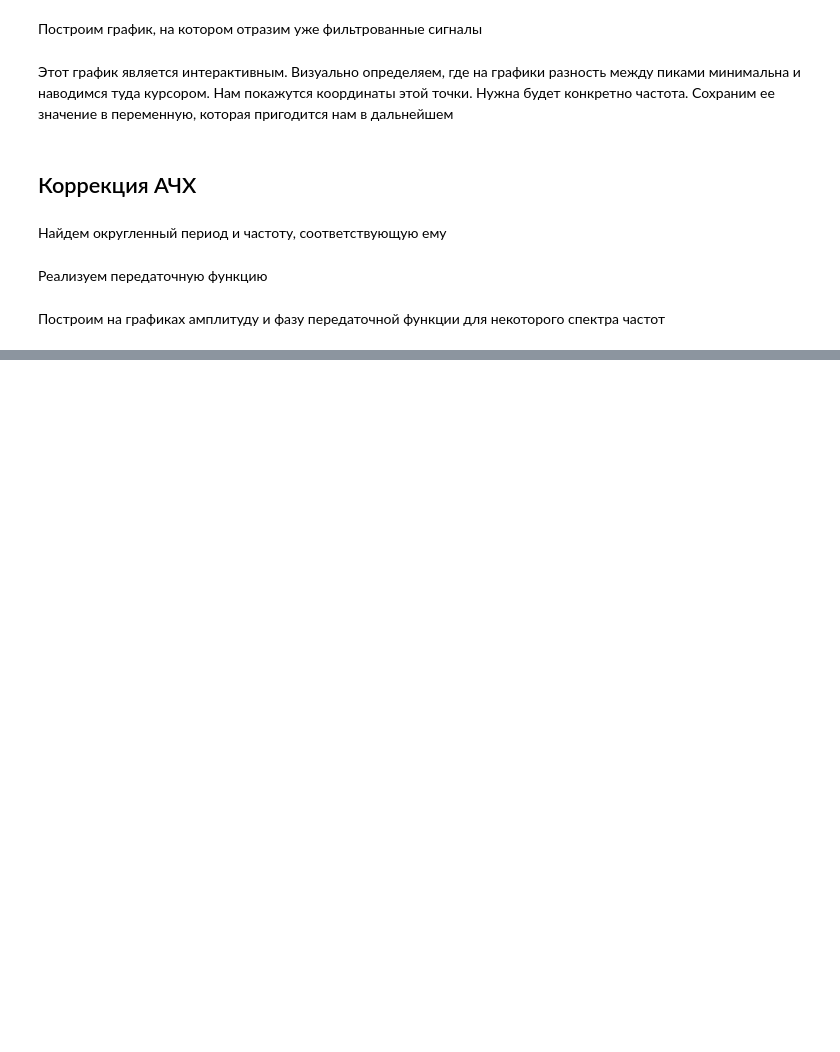
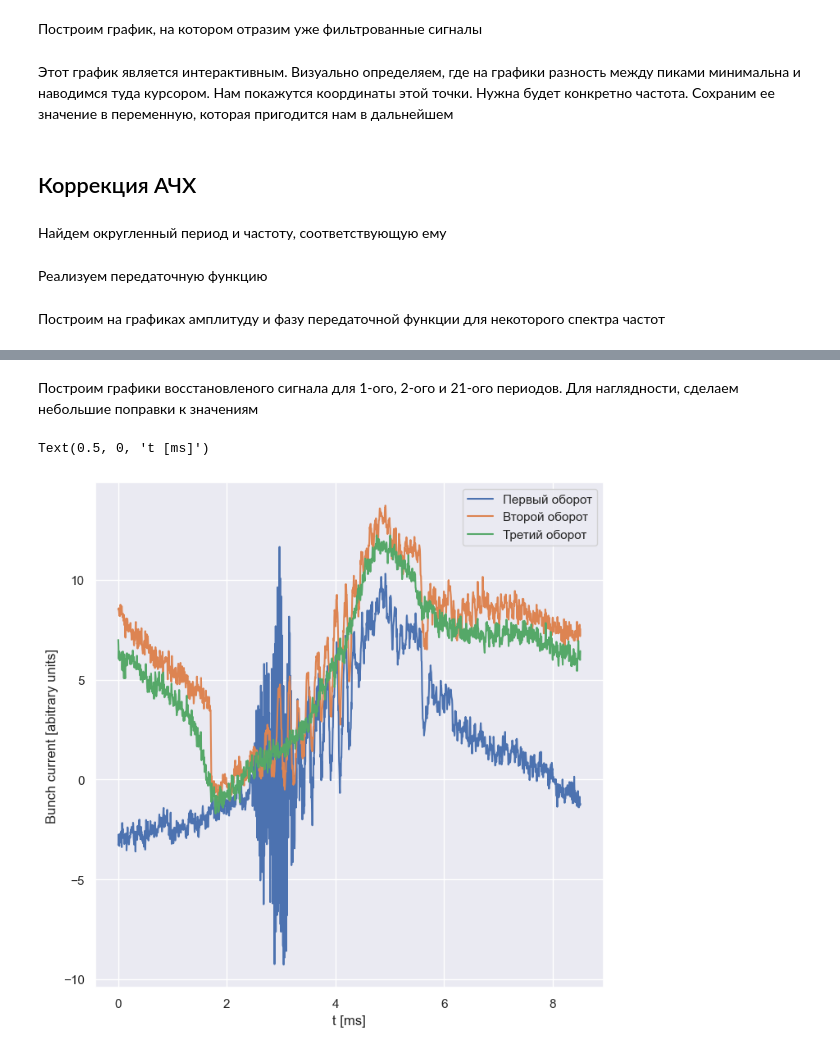
Before and after one commit to settlermine/jinr_practice, a Jupyter notebook: main.ipynb, the cells around one changed output, grey strips where cells are left out. Cells and saved outputs as stored; diff of their text form; code cells hidden in the pictures; blank space fills up the shorter version.

```diff
--- a/main.ipynb
+++ b/main.ipynb
@@ -729,0 +747,23 @@ axs[1].set_ylabel('Фаза');
+# %% [markdown]
+Построим графики восстановленого сигнала для 1-ого, 2-ого и 21-ого периодов. Для наглядности, сделаем небольшие поправки к значениям
+# %%
+index_range = np.arange(1, int(period))
+
+corrected_signal_0 = (corrected_signal[0][1:] / 10 ** 3) + index_range * 0.002 - 5
+corrected_signal_1 = (corrected_signal[1][1:] / 10 ** 3) - index_range * 0.0009
+corrected_signal_20 = (corrected_signal[20][1:] / 10 ** 3) - (index_range * 0.000 + 1)
+
+time_range = 10**6 * time_delta * index_range
+
+plt.figure(figsize=(8, 8))
+
+plt.plot(time_range, corrected_signal_0, label='Первый оборот')
+plt.plot(time_range, corrected_signal_1, label='Второй оборот')
+plt.plot(time_range, corrected_signal_20, label='Третий оборот')
+
+plt.legend()
+plt.ylabel('Bunch current [abitrary units]')
+plt.xlabel('t [ms]')
+# %% [output]
+Text(0.5, 0, 't [ms]')
+[figure, added]
```
Also changed, not shown: parts of 10 cells of this notebook.
